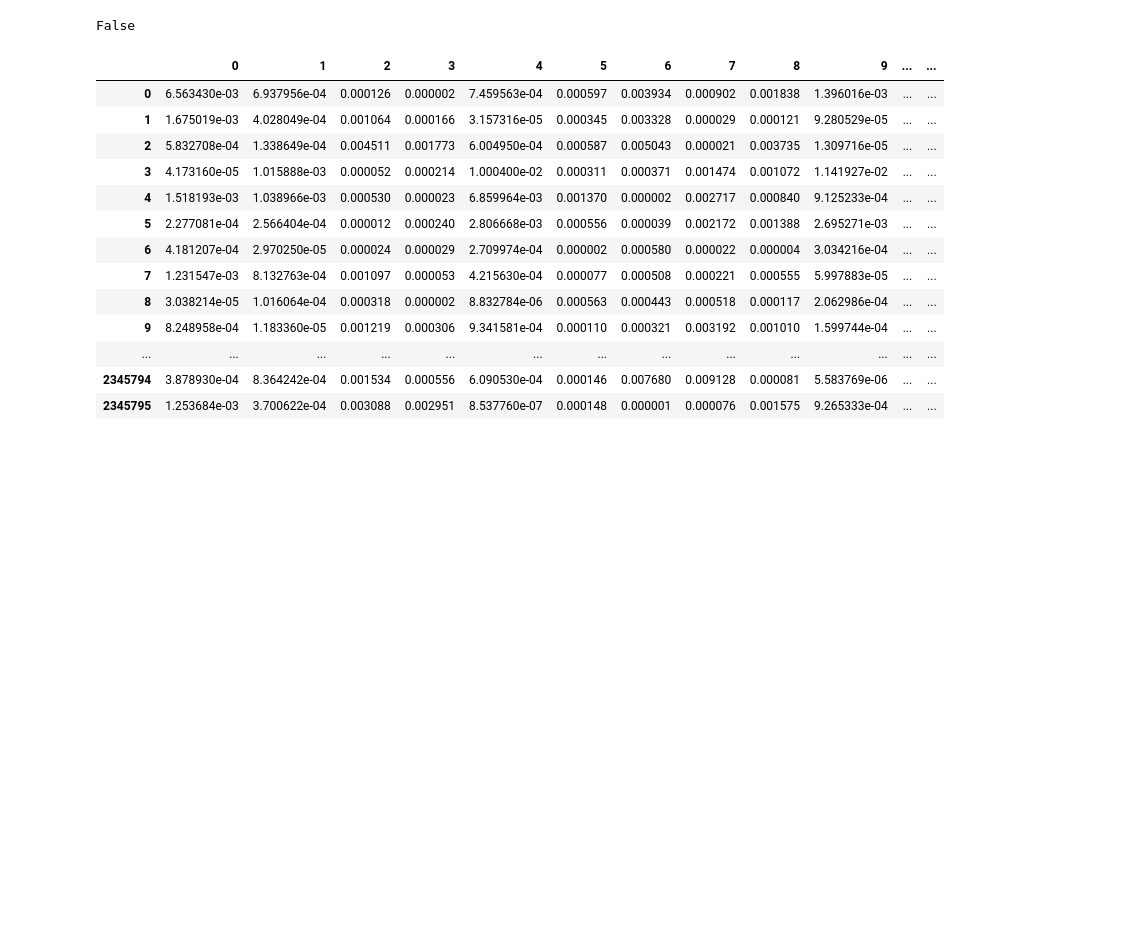
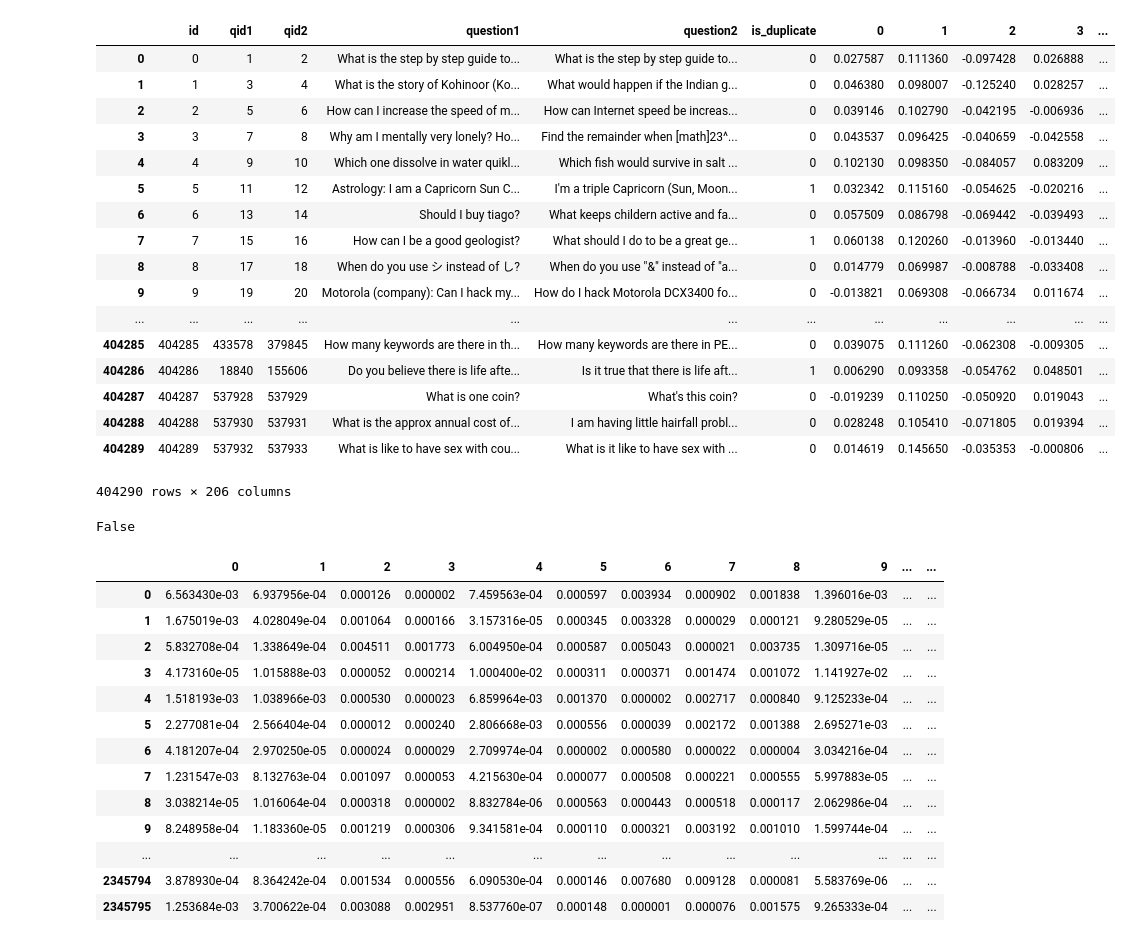
Before and after one commit to skrcode/Quora-Question-Pairs, a Jupyter notebook: src/main.ipynb, the cells around one changed output. Cells and saved outputs as stored; diff of their text form; code cells hidden in the pictures; blank space fills up the shorter version.

```diff
--- a/src/main.ipynb
+++ b/src/main.ipynb
@@ -27,3 +27,24 @@ Name: 12333, dtype: object
+# %%
+result
+# %% [output]
+|  | id | qid1 | qid2 | question1 | question2 | is_duplicate | 0 | 1 | 2 | 3 | ... |
+| 0 | 0 | 1 | 2 | What is the step by step guide to... | What is the step by step guide to... | 0 | 0.027587 | 0.111360 | -0.097428 | 0.026888 | ... |
+| 1 | 1 | 3 | 4 | What is the story of Kohinoor (Ko... | What would happen if the Indian g... | 0 | 0.046380 | 0.098007 | -0.125240 | 0.028257 | ... |
+| 2 | 2 | 5 | 6 | How can I increase the speed of m... | How can Internet speed be increas... | 0 | 0.039146 | 0.102790 | -0.042195 | -0.006936 | ... |
+| 3 | 3 | 7 | 8 | Why am I mentally very lonely? Ho... | Find the remainder when [math]23^... | 0 | 0.043537 | 0.096425 | -0.040659 | -0.042558 | ... |
+| 4 | 4 | 9 | 10 | Which one dissolve in water quikl... | Which fish would survive in salt ... | 0 | 0.102130 | 0.098350 | -0.084057 | 0.083209 | ... |
+| 5 | 5 | 11 | 12 | Astrology: I am a Capricorn Sun C... | I'm a triple Capricorn (Sun, Moon... | 1 | 0.032342 | 0.115160 | -0.054625 | -0.020216 | ... |
+| 6 | 6 | 13 | 14 | Should I buy tiago? | What keeps childern active and fa... | 0 | 0.057509 | 0.086798 | -0.069442 | -0.039493 | ... |
+| 7 | 7 | 15 | 16 | How can I be a good geologist? | What should I do to be a great ge... | 1 | 0.060138 | 0.120260 | -0.013960 | -0.013440 | ... |
+| 8 | 8 | 17 | 18 | When do you use シ instead of し? | When do you use "&" instead of "a... | 0 | 0.014779 | 0.069987 | -0.008788 | -0.033408 | ... |
+| 9 | 9 | 19 | 20 | Motorola (company): Can I hack my... | How do I hack Motorola DCX3400 fo... | 0 | -0.013821 | 0.069308 | -0.066734 | 0.011674 | ... |
+| ... | ... | ... | ... | ... | ... | ... | ... | ... | ... | ... | ... |
+| 404285 | 404285 | 433578 | 379845 | How many keywords are there in th... | How many keywords are there in PE... | 0 | 0.039075 | 0.111260 | -0.062308 | -0.009305 | ... |
+| 404286 | 404286 | 18840 | 155606 | Do you believe there is life afte... | Is it true that there is life aft... | 1 | 0.006290 | 0.093358 | -0.054762 | 0.048501 | ... |
+| 404287 | 404287 | 537928 | 537929 | What is one coin? | What's this coin? | 0 | -0.019239 | 0.110250 | -0.050920 | 0.019043 | ... |
+| 404288 | 404288 | 537930 | 537931 | What is the approx annual cost of... | I am having little hairfall probl... | 0 | 0.028248 | 0.105410 | -0.071805 | 0.019394 | ... |
+| 404289 | 404289 | 537932 | 537933 | What is like to have sex with cou... | What is it like to have sex with ... | 0 | 0.014619 | 0.145650 | -0.035353 | -0.000806 | ... |
+404290 rows × 206 columns
 # %%
 result = (wv1-wv2)*(wv1-wv2)
 # %%
```
Also changed, not shown: parts of 9 cells of this notebook, 13 other files.
